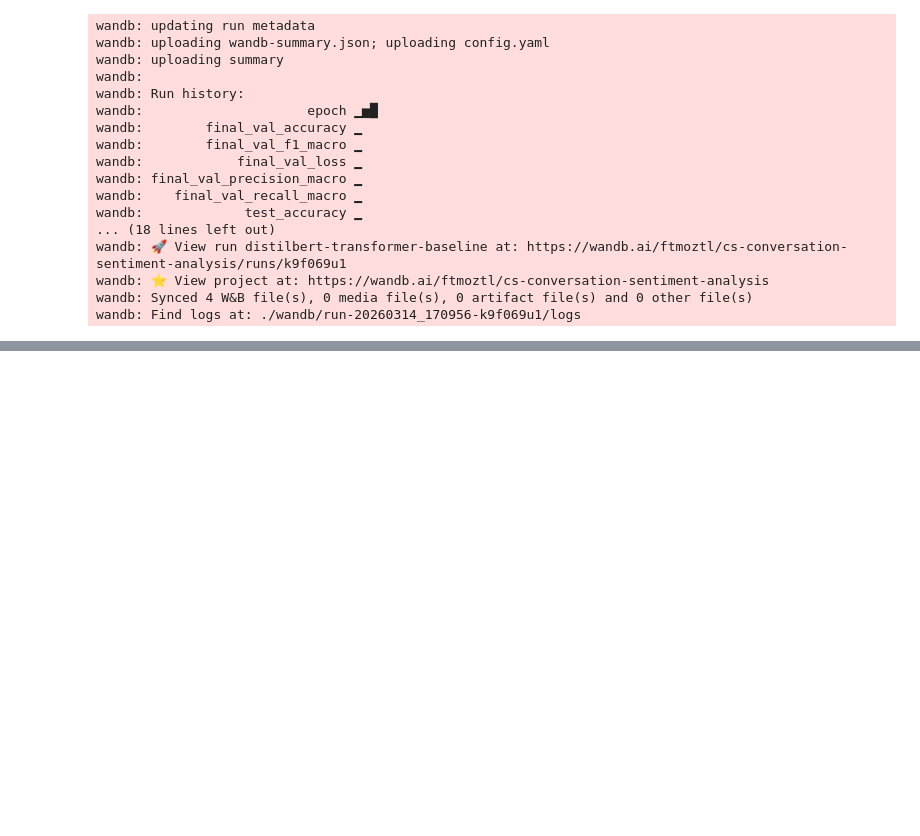
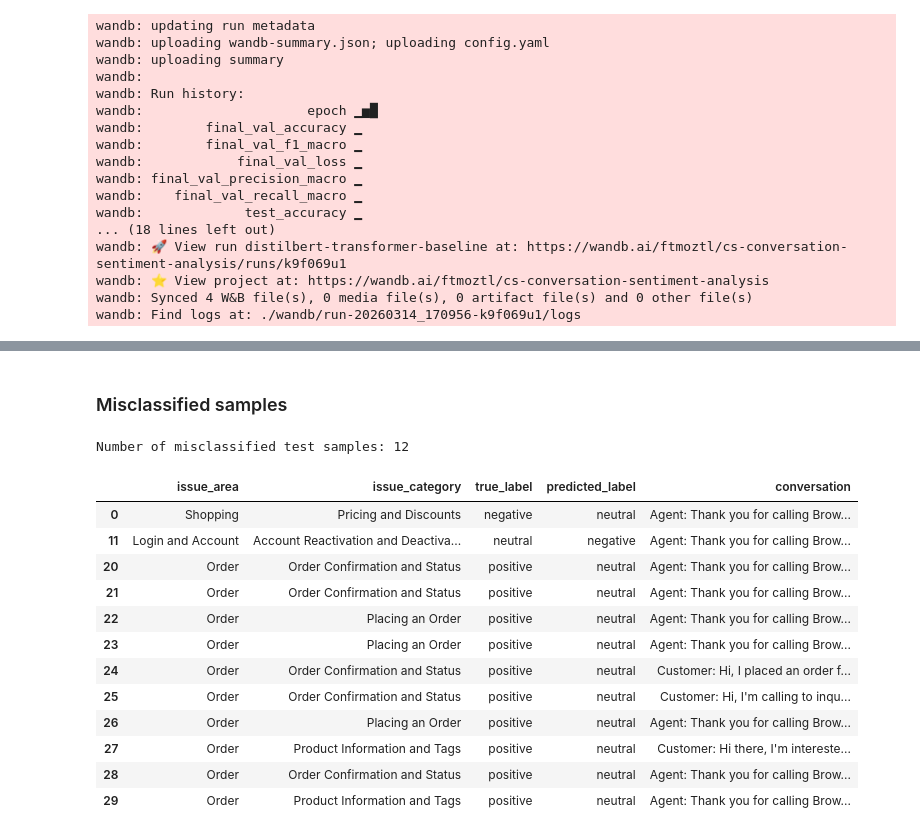
Before and after one commit to ftmoztl/cs-conversation-sentiment-analysis, a Jupyter notebook: analysis/model-transformer.ipynb, the cells around one changed output, grey strips where cells are left out. Saved outputs shown, nothing was run; the diff lists cells and outputs as text; code cells hidden in the pictures; blank space fills up the shorter version.

```diff
--- a/analysis/model-transformer.ipynb
+++ b/analysis/model-transformer.ipynb
@@ -604,0 +651,21 @@ wandb: Find logs at: ./wandb/run-20260314_170956-k9f069u1/logs
+# %% [markdown]
+### Misclassified samples
+# %%
+misclassified_df = test_results_df[~test_results_df["is_correct"]].copy()
+print("Number of misclassified test samples:", len(misclassified_df))
+display(misclassified_df[["issue_area", "issue_category", "true_label", "predicted_label", "conversation"]])
+# %% [output]
+Number of misclassified test samples: 12
+|  | issue_area | issue_category | true_label | predicted_label | conversation |
+| 0 | Shopping | Pricing and Discounts | negative | neutral | Agent: Thank you for calling Brow... |
+| 11 | Login and Account | Account Reactivation and Deactiva... | neutral | negative | Agent: Thank you for calling Brow... |
+| 20 | Order | Order Confirmation and Status | positive | neutral | Agent: Thank you for calling Brow... |
+| 21 | Order | Order Confirmation and Status | positive | neutral | Agent: Thank you for calling Brow... |
+| 22 | Order | Placing an Order | positive | neutral | Agent: Thank you for calling Brow... |
+| 23 | Order | Placing an Order | positive | neutral | Agent: Thank you for calling Brow... |
+| 24 | Order | Order Confirmation and Status | positive | neutral | Customer: Hi, I placed an order f... |
+| 25 | Order | Order Confirmation and Status | positive | neutral | Customer: Hi, I'm calling to inqu... |
+| 26 | Order | Placing an Order | positive | neutral | Agent: Thank you for calling Brow... |
+| 27 | Order | Product Information and Tags | positive | neutral | Customer: Hi there, I'm intereste... |
+| 28 | Order | Order Confirmation and Status | positive | neutral | Agent: Thank you for calling Brow... |
+| 29 | Order | Product Information and Tags | positive | neutral | Agent: Thank you for calling Brow... |
```
Also changed, not shown: parts of 11 cells of this notebook.
